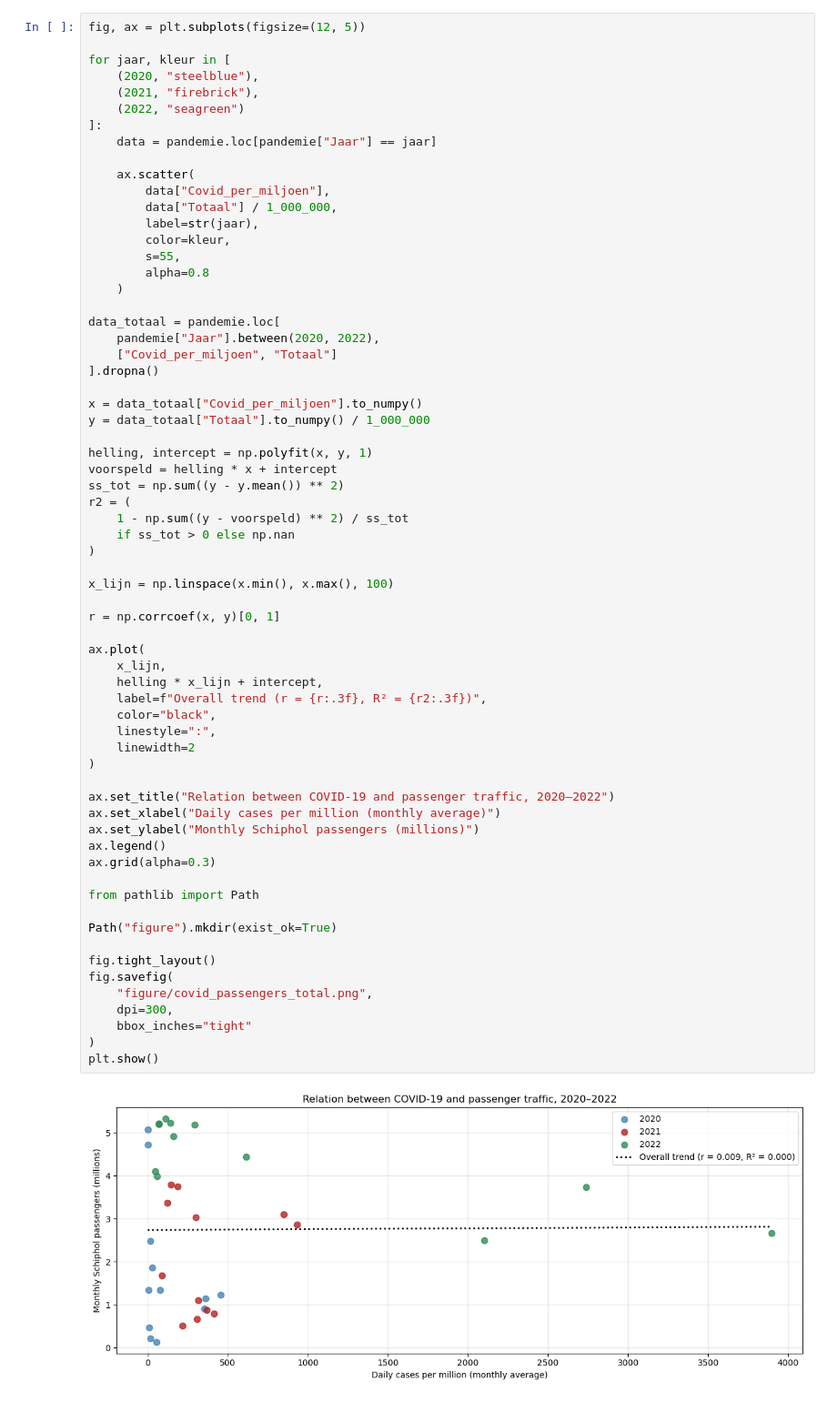
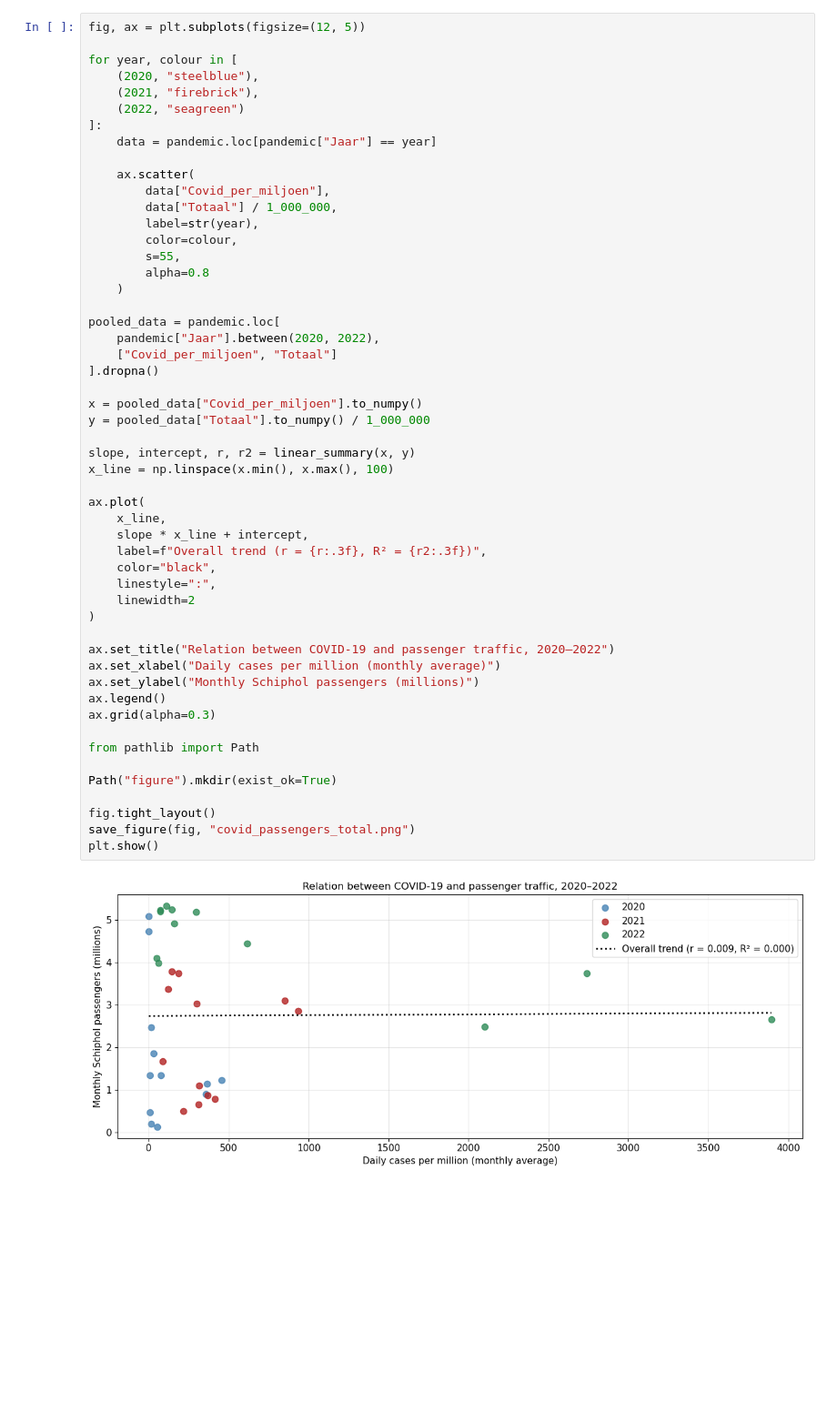
Before and after one commit to ElineLandman/Python-project-group-24, a Jupyter notebook: analysis_in_vscode.ipynb, the cells around one changed output. Shown at 91% size. Cells and saved outputs as stored; diff of their text form; blank space fills up the shorter version.

```diff
--- a/analysis_in_vscode.ipynb
+++ b/analysis_in_vscode.ipynb
@@ -167,67 +489,54 @@ plt.show()
 # %%
 fig, ax = plt.subplots(figsize=(12, 5))
 
-for jaar, kleur in [
+for year, colour in [
     (2020, "steelblue"),
     (2021, "firebrick"),
     (2022, "seagreen")
 ]:
-    data = pandemie.loc[pandemie["Jaar"] == jaar]
+    data = pandemic.loc[pandemic["Jaar"] == year]
 
     ax.scatter(
         data["Covid_per_miljoen"],
         data["Totaal"] / 1_000_000,
-        label=str(jaar),
-        color=kleur,
+        label=str(year),
+        color=colour,
         s=55,
         alpha=0.8
     )
 
-data_totaal = pandemie.loc[
-    pandemie["Jaar"].between(2020, 2022),
+pooled_data = pandemic.loc[
+    pandemic["Jaar"].between(2020, 2022),
     ["Covid_per_miljoen", "Totaal"]
 ].dropna()
 
-x = data_totaal["Covid_per_miljoen"].to_numpy()
-y = data_totaal["Totaal"].to_numpy() / 1_000_000
+x = pooled_data["Covid_per_miljoen"].to_numpy()
+y = pooled_data["Totaal"].to_numpy() / 1_000_000
 
-helling, intercept = np.polyfit(x, y, 1)
-voorspeld = helling * x + intercept
-ss_tot = np.sum((y - y.mean()) ** 2)
-r2 = (
-    1 - np.sum((y - voorspeld) ** 2) / ss_tot
-    if ss_tot > 0 else np.nan
-)
-
-x_lijn = np.linspace(x.min(), x.max(), 100)
-
-r = np.corrcoef(x, y)[0, 1]
+slope, intercept, r, r2 = linear_summary(x, y)
+x_line = np.linspace(x.min(), x.max(), 100)
 
 ax.plot(
-    x_lijn,
-    helling * x_lijn + intercept,
+    x_line,
+    slope * x_line + intercept,
     label=f"Overall trend (r = {r:.3f}, R² = {r2:.3f})",
     color="black",
     linestyle=":",
     linewidth=2
 )
 
 ax.set_title("Relation between COVID-19 and passenger traffic, 2020–2022")
 ax.set_xlabel("Daily cases per million (monthly average)")
 ax.set_ylabel("Monthly Schiphol passengers (millions)")
 ax.legend()
 ax.grid(alpha=0.3)
 
 from pathlib import Path
 
 Path("figure").mkdir(exist_ok=True)
 
 fig.tight_layout()
-fig.savefig(
-    "figure/covid_passengers_total.png",
-    dpi=300,
-    bbox_inches="tight"
-)
+save_figure(fig, "covid_passengers_total.png")
 plt.show()
 # %% [output]
-[figure, old version]
+[figure, new version]
```
Also changed, not shown: parts of 34 cells of this notebook, 27 other files.
